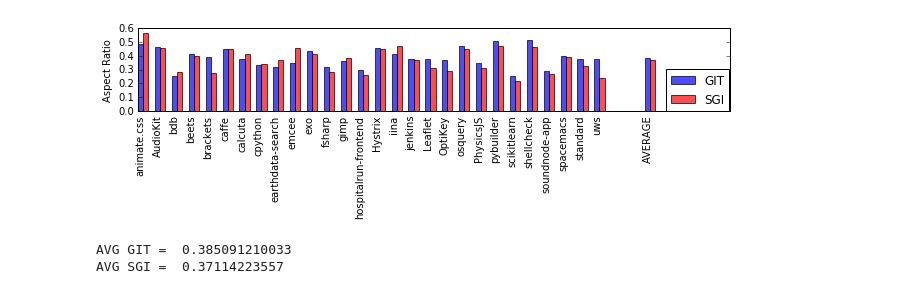
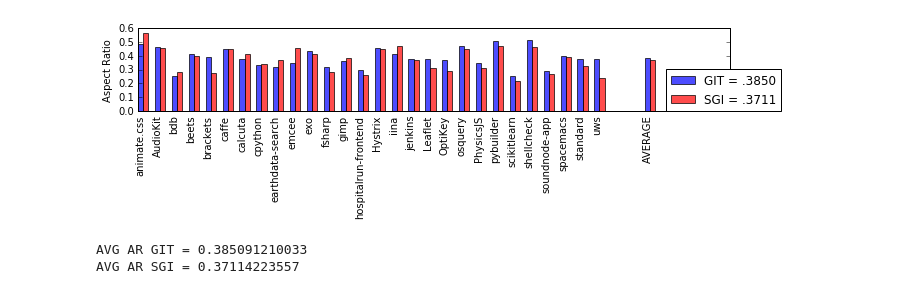
Before and after one commit to EduardoVernier/alternative-metrics, a Jupyter notebook: Notebooks/SQRGITvsGIT.ipynb, the cells around one changed output. Cells and saved outputs as stored; diff of their text form; code cells hidden in the pictures.

Commit message:
Improve SQRGIT comparison and adapt mean boxplots.

```diff
--- a/Notebooks/SQRGITvsGIT.ipynb
+++ b/Notebooks/SQRGITvsGIT.ipynb
@@ -86,45 +50,38 @@ datasets.append('AVERAGE')
 # %%
 fig, ax = plt.subplots(figsize=(9, 3))
 bar_width = 0.3
 rects_git = plt.bar(index, git_ar, bar_width,
                  color='b',
                  alpha=.7,
                  edgecolor = "none",
-                 label='GIT')
+                 label='GIT = ' + str(avg_git)[1:6])
 
 rects_sgi = plt.bar(index + bar_width, sgi_ar, bar_width,
                  color='r',
                  alpha=.7,
                  edgecolor = "none",
-                 label='SGI')
-
-
-# rects_git = plt.bar([30], [avg_git], bar_width,
-#                  color='b',
-#                  alpha=1,
-#                  edgecolor = "none",
-#                  label='GIT')
+                 label='SGI = ' + str(avg_sgi)[1:6])
 
 plt.ylabel('Aspect Ratio')
 plt.xticks(index + bar_width / 2, datasets, rotation='vertical')
 plt.tick_params(
     axis='x',          # changes apply to the x-axis
     which='both',      # both major and minor ticks are affected
     bottom=False,      # ticks along the bottom edge are off
     top=False,         # ticks along the top edge are off
     labelbottom=True) # labels along the bottom edge are off
 
 # ax.legend(loc='center left', bbox_to_anchor=(1, 0.5))
 plt.legend(bbox_to_anchor=(.892,0), loc="lower left", borderaxespad=0)
 plt.tight_layout()
 
 plt.show()
-fig.savefig('git-vs-sqrgit.png', dpi=300, bbox_inches="tight")
+fig.savefig('git-vs-sqrgit-ar.png', dpi=300, bbox_inches="tight")
 # %% [output]
-[figure, old version]
+[figure, new version]
 # %%
-print("AVG GIT = ", avg_git)
-print("AVG SGI = ", avg_sgi)
+print("AVG AR GIT =", avg_git)
+print("AVG AR SGI =", avg_sgi)
 # %% [output]
-AVG GIT =  0.385091210033
-AVG SGI =  0.37114223557
+AVG AR GIT = 0.385091210033
+AVG AR SGI = 0.37114223557
```
Also changed, not shown: parts of 10 cells of this notebook, 3 other files.
